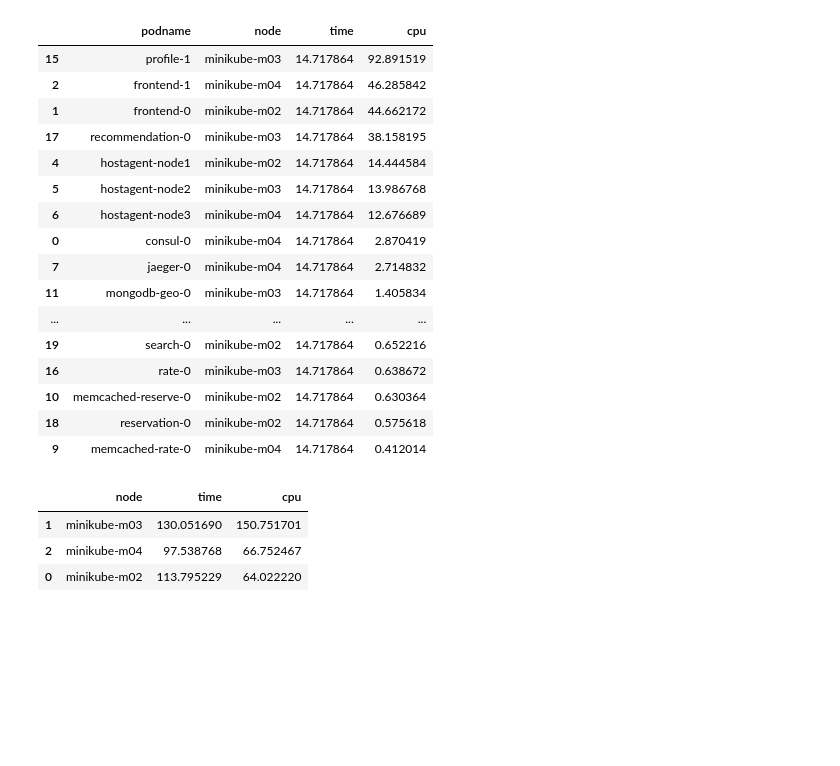
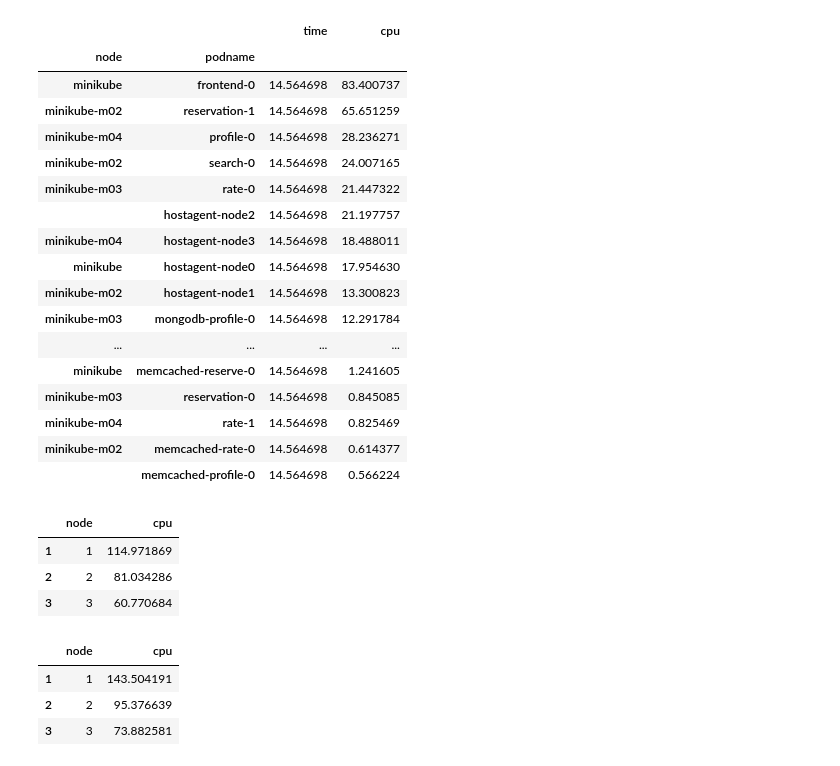
Before and after one commit to ServiceLayerNetworking/multiparty-lb, a Jupyter notebook: logs/parse.ipynb, the cells around one changed output. Cells and saved outputs as stored; diff of their text form; code cells hidden in the pictures; blank space fills up the shorter version.

```diff
--- a/logs/parse.ipynb
+++ b/logs/parse.ipynb
@@ -60,36 +76,50 @@ ax.get_legend().remove()
 # %%
 # group by podname
-df_grouped = df[(df["time"] > 2) & (df["time"] < 2 + 25)].groupby(["podname", "node"]).mean().reset_index()
+df_grouped = df[(df["time"] > 2) & (df["time"] < 2 + 25)].groupby(["node", "podname"]).mean()
 df_grouped = df_grouped.sort_values("cpu", ascending=False)
 df_grouped
 # %% [output]
-|  | podname | node | time | cpu |
-| 15 | profile-1 | minikube-m03 | 14.717864 | 92.891519 |
-| 2 | frontend-1 | minikube-m04 | 14.717864 | 46.285842 |
-| 1 | frontend-0 | minikube-m02 | 14.717864 | 44.662172 |
-| 17 | recommendation-0 | minikube-m03 | 14.717864 | 38.158195 |
-| 4 | hostagent-node1 | minikube-m02 | 14.717864 | 14.444584 |
-| 5 | hostagent-node2 | minikube-m03 | 14.717864 | 13.986768 |
-| 6 | hostagent-node3 | minikube-m04 | 14.717864 | 12.676689 |
-| 0 | consul-0 | minikube-m04 | 14.717864 | 2.870419 |
-| 7 | jaeger-0 | minikube-m04 | 14.717864 | 2.714832 |
-| 11 | mongodb-geo-0 | minikube-m03 | 14.717864 | 1.405834 |
-| ... | ... | ... | ... | ... |
-| 19 | search-0 | minikube-m02 | 14.717864 | 0.652216 |
-| 16 | rate-0 | minikube-m03 | 14.717864 | 0.638672 |
-| 10 | memcached-reserve-0 | minikube-m02 | 14.717864 | 0.630364 |
-| 18 | reservation-0 | minikube-m02 | 14.717864 | 0.575618 |
-| 9 | memcached-rate-0 | minikube-m04 | 14.717864 | 0.412014 |
+|  |  | time | cpu |
+| node | podname |  |  |
+| minikube | frontend-0 | 14.564698 | 83.400737 |
+| minikube-m02 | reservation-1 | 14.564698 | 65.651259 |
+| minikube-m04 | profile-0 | 14.564698 | 28.236271 |
+| minikube-m02 | search-0 | 14.564698 | 24.007165 |
+| minikube-m03 | rate-0 | 14.564698 | 21.447322 |
+|  | hostagent-node2 | 14.564698 | 21.197757 |
+| minikube-m04 | hostagent-node3 | 14.564698 | 18.488011 |
+| minikube | hostagent-node0 | 14.564698 | 17.954630 |
+| minikube-m02 | hostagent-node1 | 14.564698 | 13.300823 |
+| minikube-m03 | mongodb-profile-0 | 14.564698 | 12.291784 |
+| ... | ... | ... | ... |
+| minikube | memcached-reserve-0 | 14.564698 | 1.241605 |
+| minikube-m03 | reservation-0 | 14.564698 | 0.845085 |
+| minikube-m04 | rate-1 | 14.564698 | 0.825469 |
+| minikube-m02 | memcached-rate-0 | 14.564698 | 0.614377 |
+|  | memcached-profile-0 | 14.564698 | 0.566224 |
 # %%
 # group by podname
 df_grouped = df[(df["time"] > 2) & (df["time"] < 2 + 28)].groupby(["podname", "node"]).mean().reset_index().groupby("node").sum().reset_index()
 df_grouped = df_grouped.sort_values("cpu", ascending=False)
-df_grouped
+df_grouped = df_grouped.loc[df_grouped["node"] != "minikube"]
+df_grouped["node"] = df_grouped["node"].apply(lambda x: int(x[-1]) - 1)
+df_grouped[["node", "cpu"]]
 # %% [output]
-|  | node | time | cpu |
-| 1 | minikube-m03 | 130.051690 | 150.751701 |
-| 2 | minikube-m04 | 97.538768 | 66.752467 |
-| 0 | minikube-m02 | 113.795229 | 64.022220 |
+|  | node | cpu |
+| 1 | 1 | 114.971869 |
+| 2 | 2 | 81.034286 |
+| 3 | 3 | 60.770684 |
+# %%
+df_grouped = df[(df["time"] > 2) & (df["time"] < 2 + 28)].groupby(["node", "time"]).sum().reset_index().groupby("node").quantile(0.75).reset_index()
+df_grouped = df_grouped.sort_values("cpu", ascending=False)
+df_grouped = df_grouped.loc[df_grouped["node"] != "minikube"]
+df_grouped["node"] = df_grouped["node"].apply(lambda x: int(x[-1]) - 1)
+df_grouped[["node", "cpu"]]
+# %% [output]
+|  | node | cpu |
+| 1 | 1 | 143.504191 |
+| 2 | 2 | 95.376639 |
+| 3 | 3 | 73.882581 |
 # %%
 # group by podname
 df_grouped = df[(df["time"] > 2) & (df["time"] < 2 + 28)].groupby(["podname", "service"]).mean().reset_index().groupby("service").sum().reset_index()
```
Also changed, not shown: parts of 5 cells of this notebook, 43 other files.
